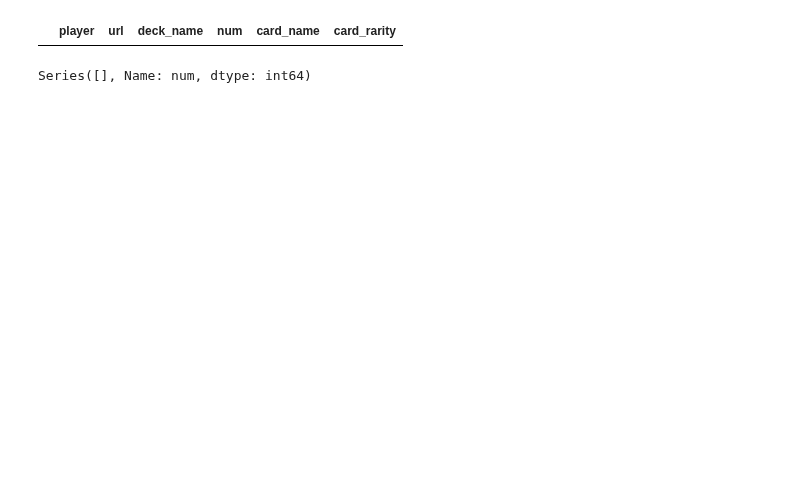
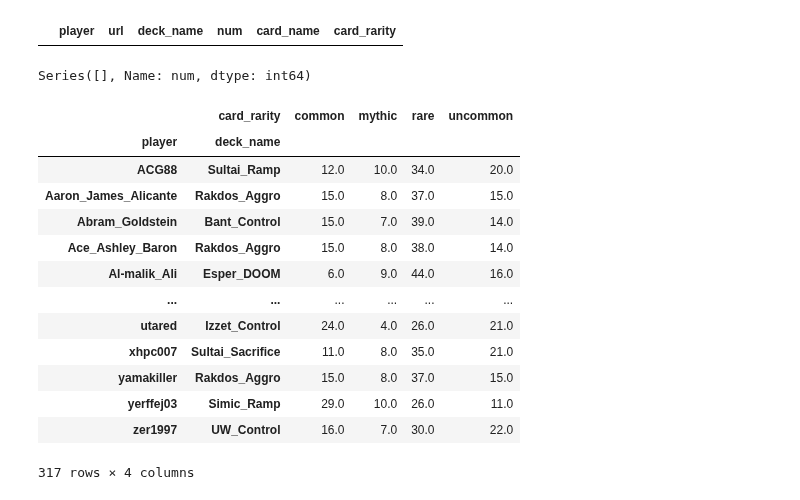
Before and after one commit to jcorum11/MTGA_rarity_analysis, a Jupyter notebook: wrangle_notebooks/mtg_wrangle_act.ipynb, the cells around one changed output. Drawn from its saved outputs; the diff is of its cells as text; code cells hidden in the pictures; blank space fills up the shorter version.

```diff
--- a/wrangle_notebooks/mtg_wrangle_act.ipynb
+++ b/wrangle_notebooks/mtg_wrangle_act.ipynb
@@ -444,3 +493,20 @@ df_rarities = decks_clean.groupby(['player', 'deck_name', 'card_rarity']).sum()[
 df_rarities = df_rarities.melt(value_vars=['mythic', 'rare', 'uncommon', 'common'], value_name='num')
 # %%
 df_rarities.card_rarity = df_rarities.card_rarity.replace('mythic', 'Mythic').replace('rare', 'Rare').replace('uncommon', 'Uncommon').replace('common', 'Common')
+# %%
+df_rarities
+# %% [output]
+|  | card_rarity | common | mythic | rare | uncommon |
+| player | deck_name |  |  |  |  |
+| ACG88 | Sultai_Ramp | 12.0 | 10.0 | 34.0 | 20.0 |
+| Aaron_James_Alicante | Rakdos_Aggro | 15.0 | 8.0 | 37.0 | 15.0 |
+| Abram_Goldstein | Bant_Control | 15.0 | 7.0 | 39.0 | 14.0 |
+| Ace_Ashley_Baron | Rakdos_Aggro | 15.0 | 8.0 | 38.0 | 14.0 |
+| Al-malik_Ali | Esper_DOOM | 6.0 | 9.0 | 44.0 | 16.0 |
+| ... | ... | ... | ... | ... | ... |
+| utared | Izzet_Control | 24.0 | 4.0 | 26.0 | 21.0 |
+| xhpc007 | Sultai_Sacrifice | 11.0 | 8.0 | 35.0 | 21.0 |
+| yamakiller | Rakdos_Aggro | 15.0 | 8.0 | 37.0 | 15.0 |
+| yerffej03 | Simic_Ramp | 29.0 | 10.0 | 26.0 | 11.0 |
+| zer1997 | UW_Control | 16.0 | 7.0 | 30.0 | 22.0 |
+317 rows × 4 columns
```
Also changed, not shown: parts of 9 cells of this notebook, 1 other file.
